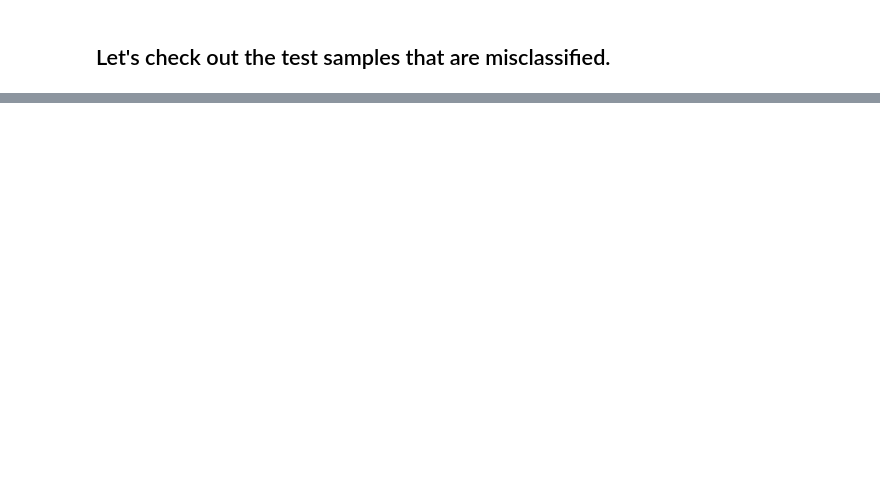
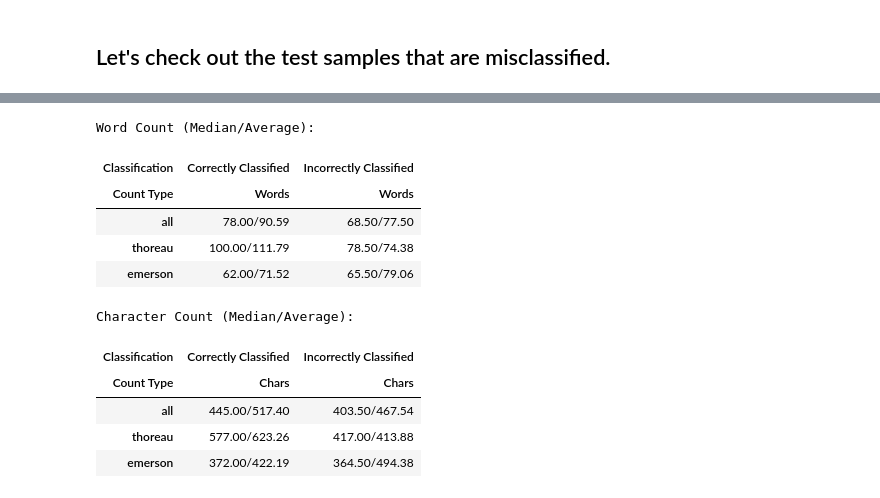
Before and after one commit to ranton256/classifying_concord, a Jupyter notebook: supervised_ML_identify_author.ipynb, the cells around one changed output, grey strips where cells are left out. Cells and saved outputs as stored; diff of their text form; code cells hidden in the pictures; blank space fills up the shorter version.

```diff
--- a/supervised_ML_identify_author.ipynb
+++ b/supervised_ML_identify_author.ipynb
@@ -805,0 +942,15 @@ Count of misclassified = 26
+# %%
+analyze_text_lengths(combined_analysis_df.copy(), 'Classification', 'label', 'text')
+# %% [output]
+Word Count (Median/Average):
+| Classification | Correctly Classified | Incorrectly Classified |
+| Count Type | Words | Words |
+| all | 78.00/90.59 | 68.50/77.50 |
+| thoreau | 100.00/111.79 | 78.50/74.38 |
+| emerson | 62.00/71.52 | 65.50/79.06 |
+Character Count (Median/Average):
+| Classification | Correctly Classified | Incorrectly Classified |
+| Count Type | Chars | Chars |
+| all | 445.00/517.40 | 403.50/467.54 |
+| thoreau | 577.00/623.26 | 417.00/413.88 |
+| emerson | 372.00/422.19 | 364.50/494.38 |
```
Also changed, not shown: parts of 32 cells of this notebook.
